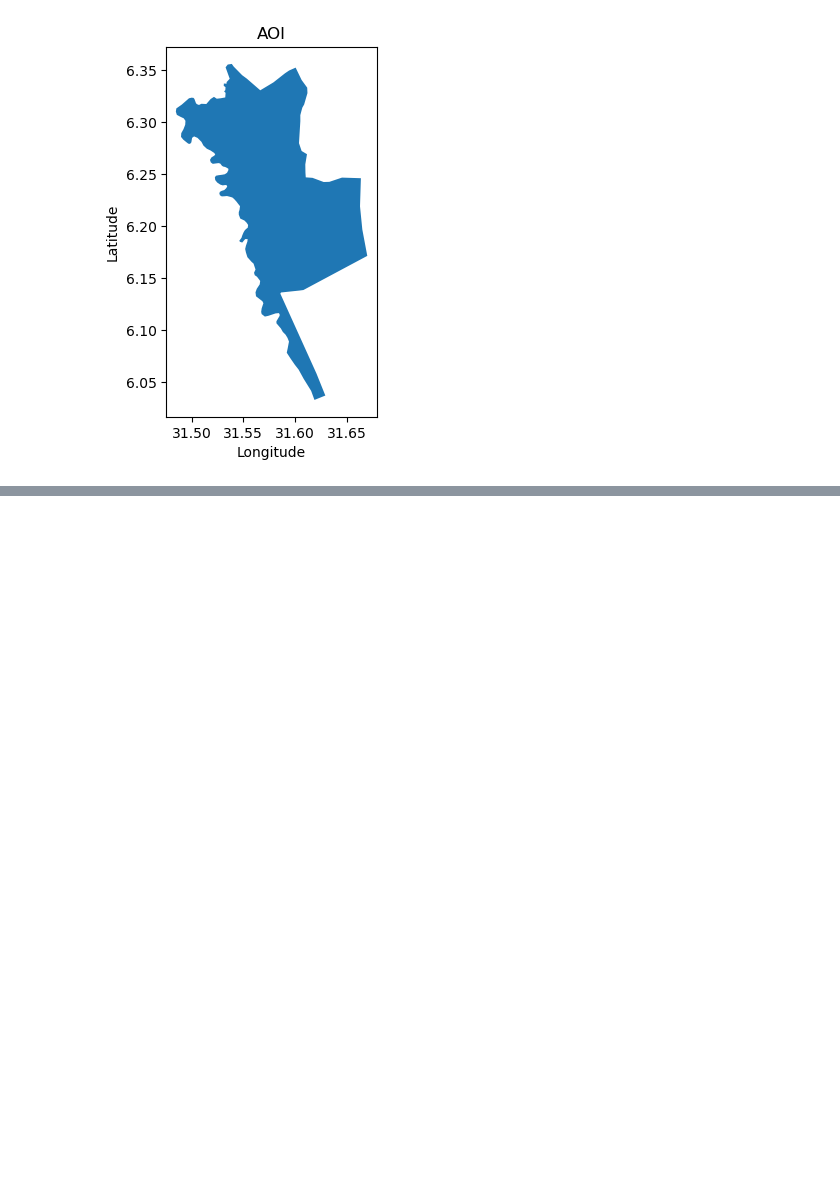
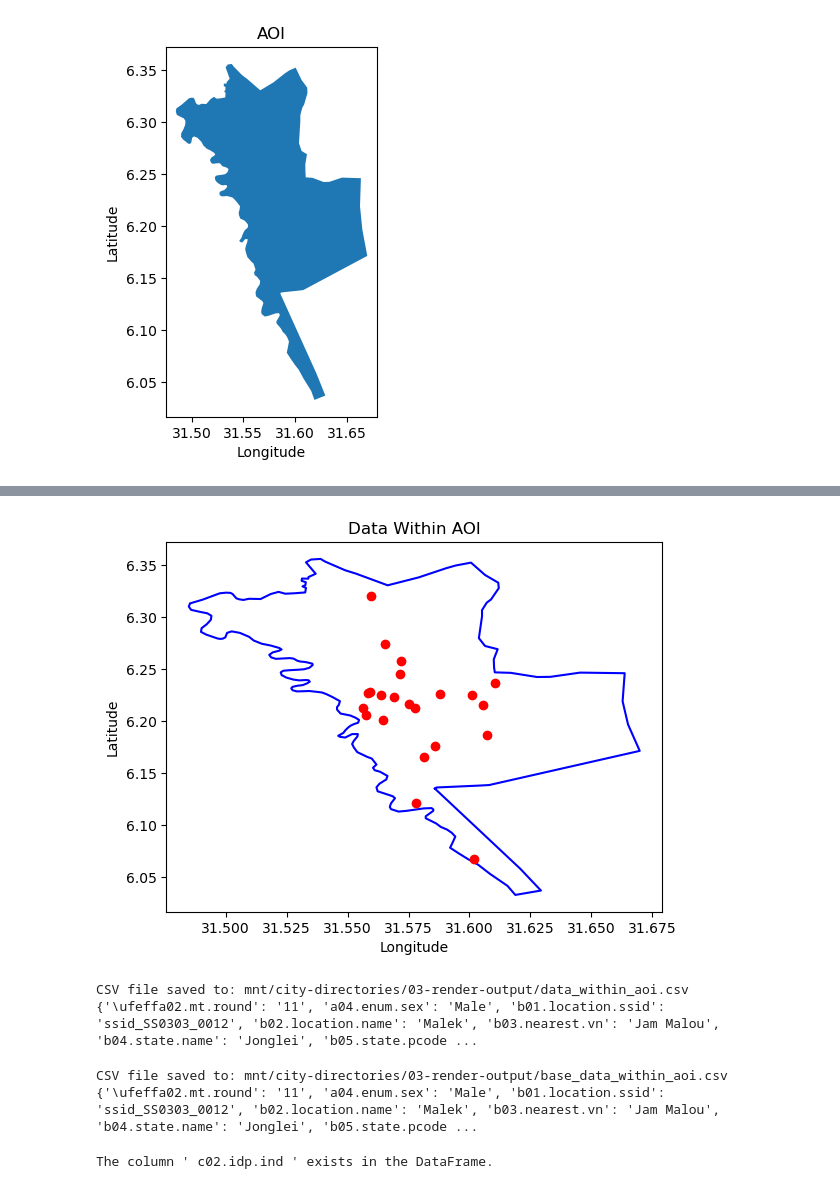
Before and after one commit to rosemaryturtle/city-scan-automation, a Jupyter notebook: idp-layers.ipynb, the cells around one changed output, grey strips where cells are left out. Saved outputs shown, nothing was run; the diff lists cells and outputs as text; code cells hidden in the pictures; blank space fills up the shorter version.

```diff
--- a/idp-layers.ipynb
+++ b/idp-layers.ipynb
@@ -87,0 +124,79 @@ idp_baseline = import_idp_csv(idp_baseline_path)
+# %%
+#mobility baseline csv
+def base_data_within_aoi(data, aoi_polygons):
+    filtered_data = []
+    for row in data:
+        lon = float(row['longitude'])  # Corrected key for longitude
+        lat = float(row['latitude'])   # Corrected key for latitude
+        point = Point(lon, lat)
+        for aoi_polygon in aoi_polygons:
+            if aoi_polygon.contains(point):
+                filtered_data.append(row)
+                break  # Stop checking for other AOI polygons once the point is found within one
+    return filtered_data
+
+# Assuming 'idp_site_assessment' contains your CSV data as a list of dictionaries
+base_data_within_aoi = base_data_within_aoi(idp_baseline, aoi_polygons)
+
+# Plotting the AOI polygons
+for feature in features:
+    x, y = feature.exterior.xy
+    plt.plot(x, y, color='blue')  # Assuming blue color for AOI polygons
+
+# Plotting the data within the AOI
+for row in base_data_within_aoi:  # Corrected variable name here
+    lon = float(row['longitude'])
+    lat = float(row['latitude'])
+    plt.plot(lon, lat, 'ro')  # Assuming red dots for the points within AOI
+
+plt.xlabel('Longitude')
+plt.ylabel('Latitude')
+plt.title('Data Within AOI')
+plt.show()
+# %% [output]
+[figure, added]
+# %%
+#sitesassessment
+def export_to_csv(data_within_aoi, save_path):
+    # Convert data_within_aoi to a DataFrame
+    df = pd.DataFrame(data_within_aoi)
+
+    # Export the DataFrame to a CSV file
+    df.to_csv(save_path, index=False)  # Set index=False to avoid writing row indices
+
+    return save_path
+
+# Example usage:
+save_path = 'mnt/city-directories/03-render-output/data_within_aoi.csv'
+csv_path = export_to_csv(data_within_aoi, save_path)
+print(f"CSV file saved to: {csv_path}")
+print(data_within_aoi[0])
+# %% [output]
+CSV file saved to: mnt/city-directories/03-render-output/data_within_aoi.csv
+{'\ufeffa02.mt.round': '11', 'a04.enum.sex': 'Male', 'b01.location.ssid': 'ssid_SS0303_0012', 'b02.location.name': 'Malek', 'b03.nearest.vn': 'Jam Malou', 'b04.state.name': 'Jonglei', 'b05.state.pcode ...
+# %%
+#baseline
+save_path = 'mnt/city-directories/03-render-output/base_data_within_aoi.csv'
+csv_path = export_to_csv(base_data_within_aoi, save_path)
+print(f"CSV file saved to: {csv_path}")
+print(data_within_aoi[0])
+# %% [output]
+CSV file saved to: mnt/city-directories/03-render-output/base_data_within_aoi.csv
+{'\ufeffa02.mt.round': '11', 'a04.enum.sex': 'Male', 'b01.location.ssid': 'ssid_SS0303_0012', 'b02.location.name': 'Malek', 'b03.nearest.vn': 'Jam Malou', 'b04.state.name': 'Jonglei', 'b05.state.pcode ...
+# %%
+#column search function
+def does_column_exist(data_within_aoi, column_name):
+    # Convert data_within_aoi to a DataFrame
+    df = pd.DataFrame(data_within_aoi)
+
+    # Check if the column exists in the DataFrame
+    return column_name in df.columns
+
+# Example usage:
+column_name = ' c02.idp.ind '
+if does_column_exist(data_within_aoi, column_name):
+    print(f"The column '{column_name}' exists in the DataFrame.")
+else:
+    print(f"The column '{column_name}' does not exist in the DataFrame.")
+# %% [output]
+The column ' c02.idp.ind ' exists in the DataFrame.
```
Also changed, not shown: parts of 9 cells of this notebook, 8 other files.
